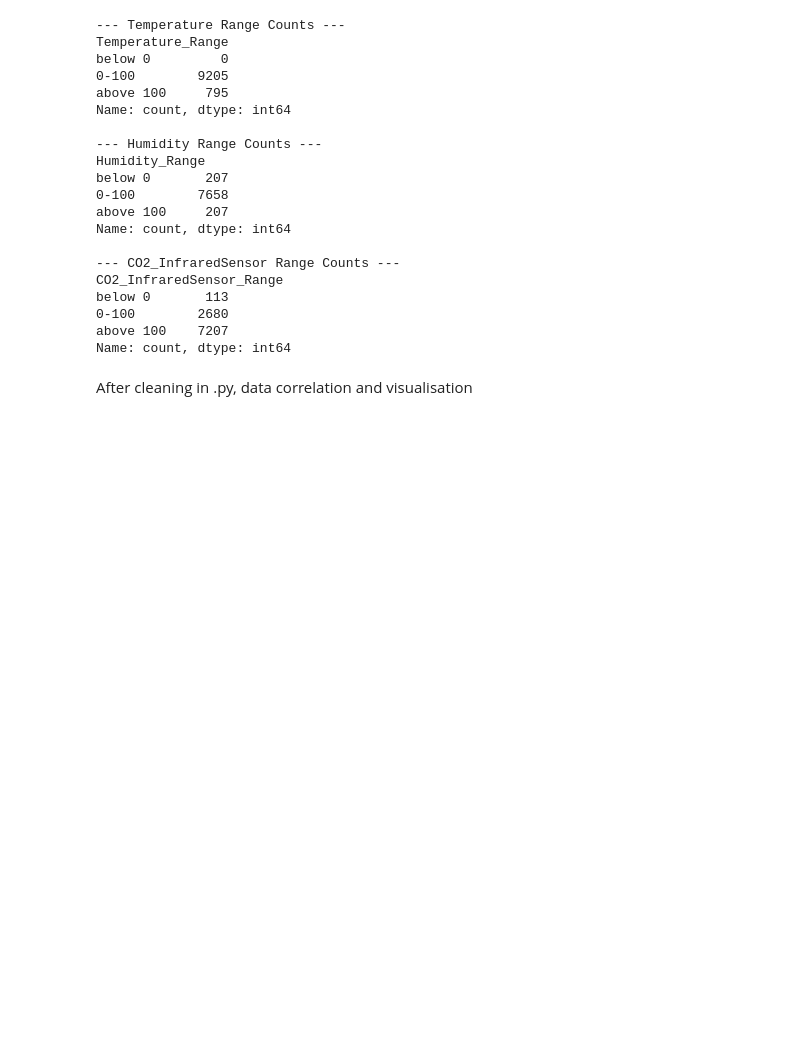
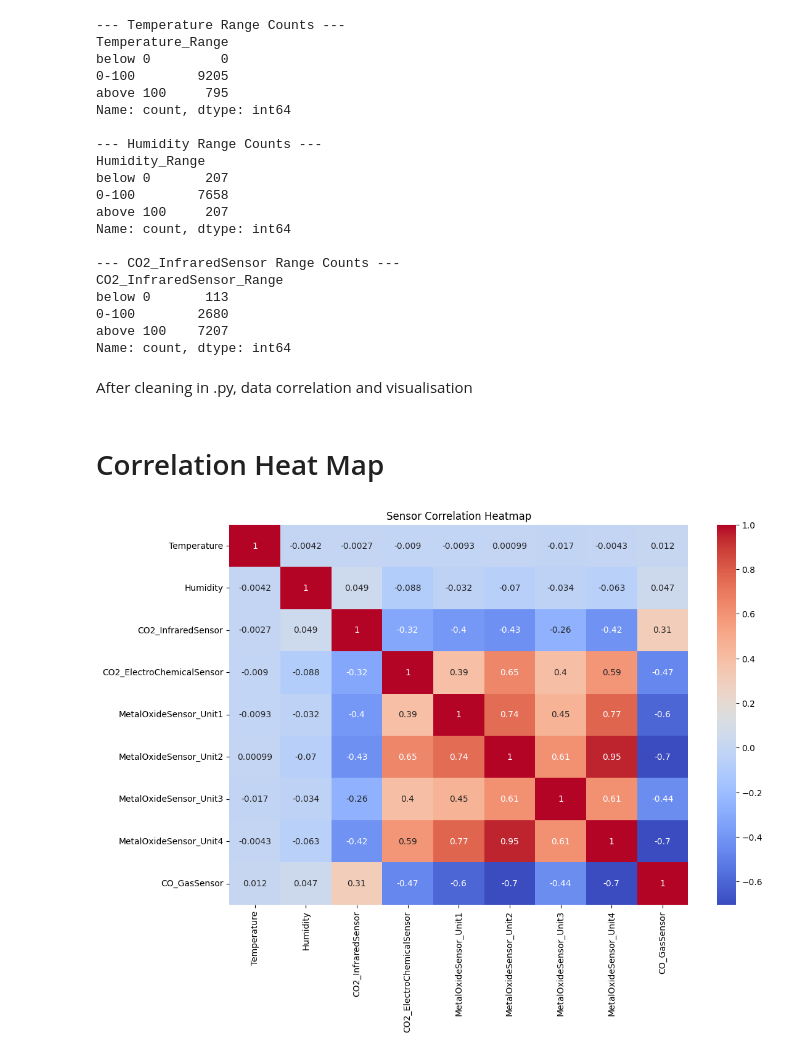
Before and after one commit to SuMyatMon17/AI_Solution_Development_Project, a Jupyter notebook: AI_Application_Development_Project.ipynb, the cells around one changed output. Cells and saved outputs as stored; diff of their text form; code cells hidden in the pictures; blank space fills up the shorter version.

```diff
--- a/AI_Application_Development_Project.ipynb
+++ b/AI_Application_Development_Project.ipynb
@@ -393,3 +421,27 @@ above 100    7207
 Name: count, dtype: int64
 # %% [markdown]
 After cleaning in .py, data correlation and visualisation
+# %% [markdown]
+# Correlation Heat Map
+# %%
+num_cols = df_raw.select_dtypes(
+    include=np.number
+).drop(
+    columns=["Session ID"]
+)
+
+plt.figure(figsize=(12,8))
+
+sns.heatmap(
+    num_cols.corr(),
+    annot=True,
+    cmap="coolwarm"
+)
+
+plt.title(
+    "Sensor Correlation Heatmap"
+)
+
+plt.show()
+# %% [output]
+[figure, added]
```
Also changed, not shown: parts of 33 cells of this notebook.
